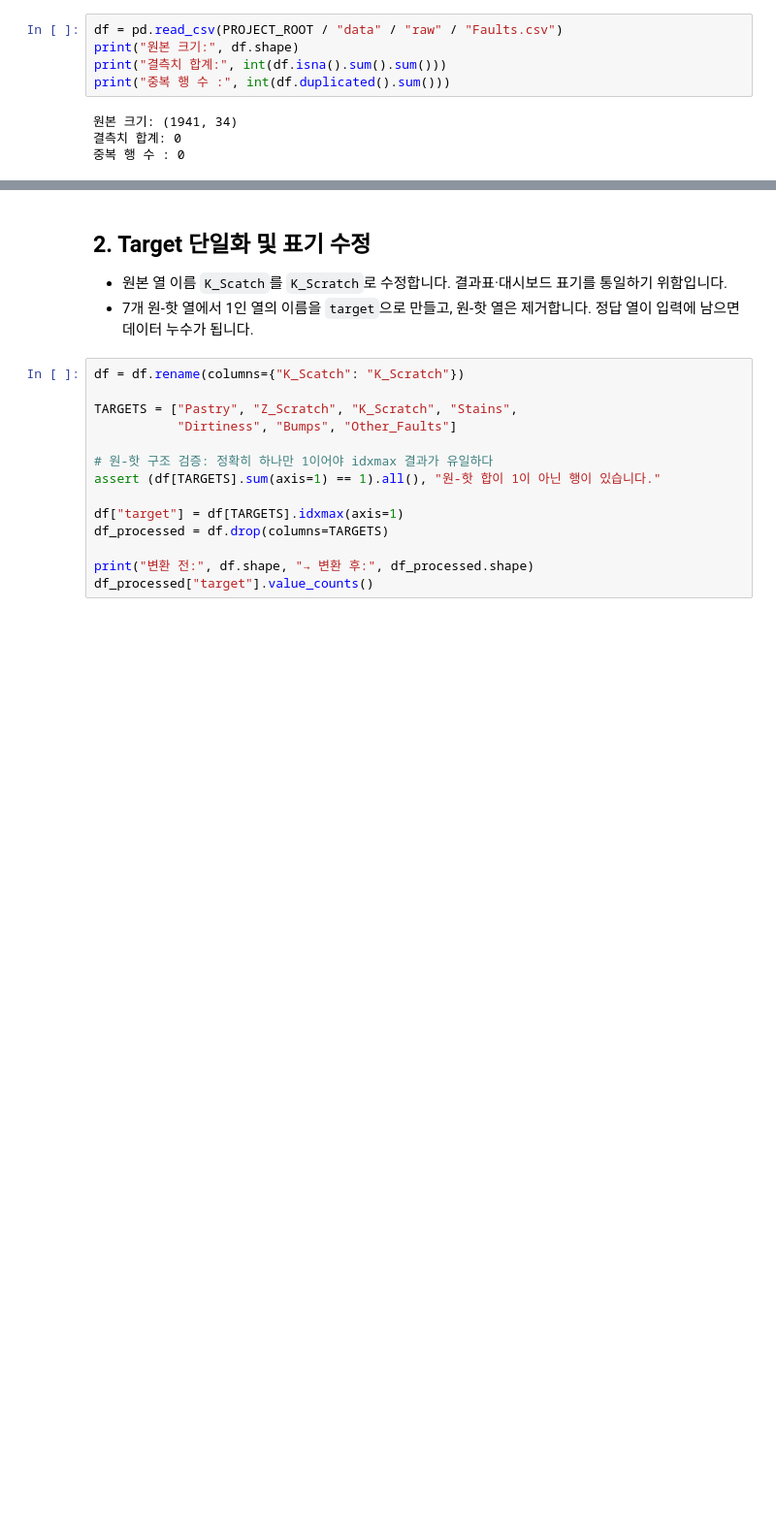
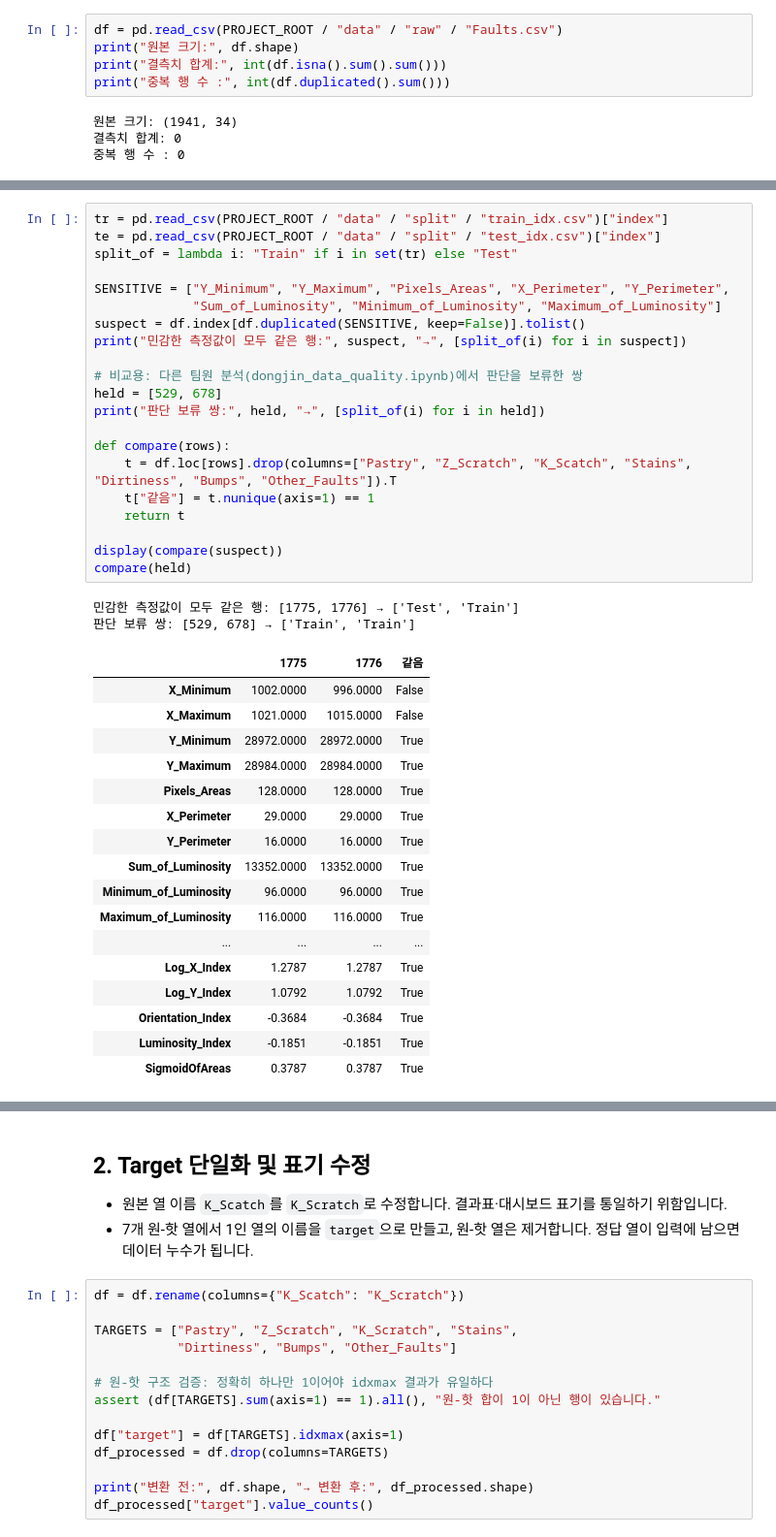
Before and after one commit to ehdwls1452/Teamproject01-steel-plate-fault-classification, a Jupyter notebook: notebooks/02_preprocessing.ipynb, the cells around one changed output, grey strips where cells are left out. Shown at 97% size. Saved outputs shown, nothing was run; the diff lists cells and outputs as text; blank space fills up the shorter version.

```diff
--- a/notebooks/02_preprocessing.ipynb
+++ b/notebooks/02_preprocessing.ipynb
@@ -61,0 +68,41 @@ print("중복 행 수 :", int(df.duplicated().sum()))
+# %%
+tr = pd.read_csv(PROJECT_ROOT / "data" / "split" / "train_idx.csv")["index"]
+te = pd.read_csv(PROJECT_ROOT / "data" / "split" / "test_idx.csv")["index"]
+split_of = lambda i: "Train" if i in set(tr) else "Test"
+
+SENSITIVE = ["Y_Minimum", "Y_Maximum", "Pixels_Areas", "X_Perimeter", "Y_Perimeter",
+             "Sum_of_Luminosity", "Minimum_of_Luminosity", "Maximum_of_Luminosity"]
+suspect = df.index[df.duplicated(SENSITIVE, keep=False)].tolist()
+print("민감한 측정값이 모두 같은 행:", suspect, "→", [split_of(i) for i in suspect])
+
+# 비교용: 다른 팀원 분석(dongjin_data_quality.ipynb)에서 판단을 보류한 쌍
+held = [529, 678]
+print("판단 보류 쌍:", held, "→", [split_of(i) for i in held])
+
+def compare(rows):
+    t = df.loc[rows].drop(columns=["Pastry", "Z_Scratch", "K_Scatch", "Stains", "Dirtiness", "Bumps", "Other_Faults"]).T
+    t["같음"] = t.nunique(axis=1) == 1
+    return t
+
+display(compare(suspect))
+compare(held)
+# %% [output]
+민감한 측정값이 모두 같은 행: [1775, 1776] → ['Test', 'Train']
+판단 보류 쌍: [529, 678] → ['Train', 'Train']
+|  | 1775 | 1776 | 같음 |
+| X_Minimum | 1002.0000 | 996.0000 | False |
+| X_Maximum | 1021.0000 | 1015.0000 | False |
+| Y_Minimum | 28972.0000 | 28972.0000 | True |
+| Y_Maximum | 28984.0000 | 28984.0000 | True |
+| Pixels_Areas | 128.0000 | 128.0000 | True |
+| X_Perimeter | 29.0000 | 29.0000 | True |
+| Y_Perimeter | 16.0000 | 16.0000 | True |
+| Sum_of_Luminosity | 13352.0000 | 13352.0000 | True |
+| Minimum_of_Luminosity | 96.0000 | 96.0000 | True |
+| Maximum_of_Luminosity | 116.0000 | 116.0000 | True |
+| ... | ... | ... | ... |
+| Log_X_Index | 1.2787 | 1.2787 | True |
+| Log_Y_Index | 1.0792 | 1.0792 | True |
+| Orientation_Index | -0.3684 | -0.3684 | True |
+| Luminosity_Index | -0.1851 | -0.1851 | True |
+| SigmoidOfAreas | 0.3787 | 0.3787 | True |
```
Also changed, not shown: parts of 18 cells of this notebook, 6 other files.
